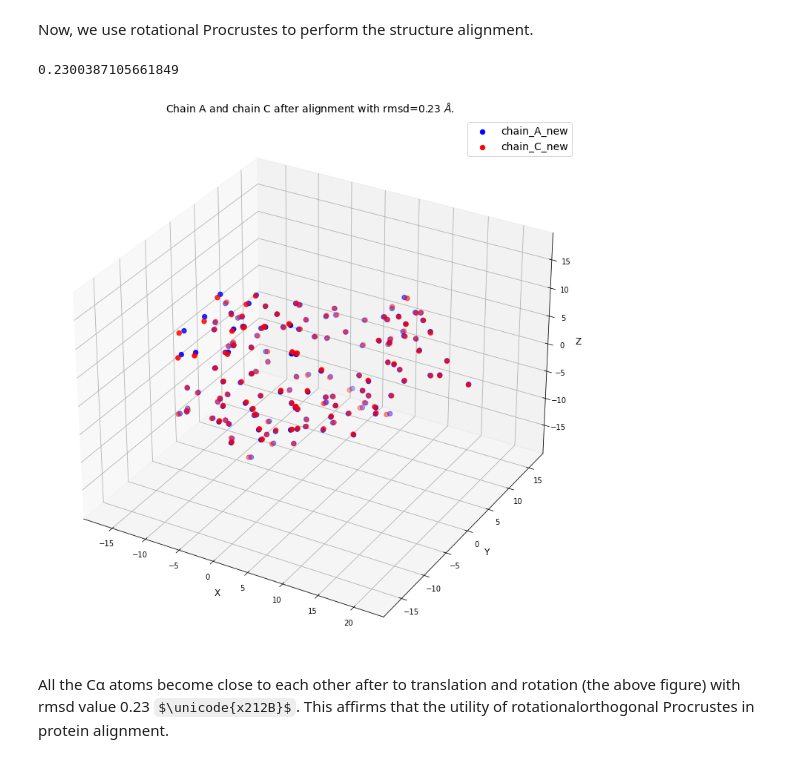
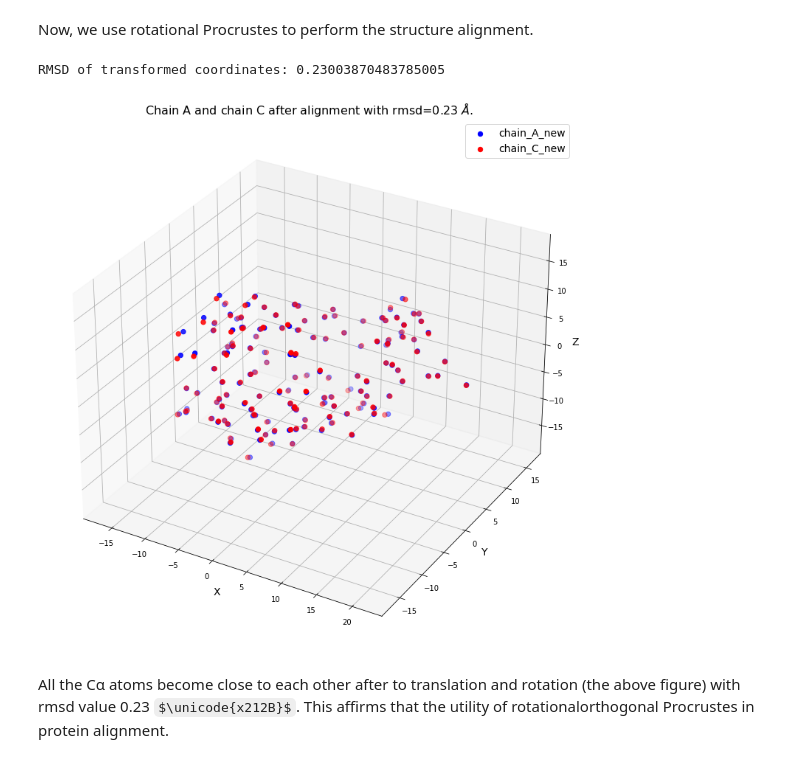
Before and after one commit to theochem/procrustes, a Jupyter notebook: docs/notebooks/Chemical_Structure_Alignment.ipynb, the cells around one changed output. Saved outputs shown, nothing was run; the diff lists cells and outputs as text; code cells hidden in the pictures; some formulas as TeX source.

```diff
--- a/docs/notebooks/Chemical_Structure_Alignment.ipynb
+++ b/docs/notebooks/Chemical_Structure_Alignment.ipynb
@@ -157,2 +27,19 @@ def compute_rmsd(A, B):
+# %%
+import numpy as np
+
+from iodata import load_one
+from iodata.utils import angstrom
+from procrustes import rotational
+
+# load PDB
+pdb = load_one("notebook_data/chemical_strcuture_alignment/2hhb.pdb")
+
+# get coordinates of C_alpha atoms in chains A & C (in angstrom)
+chainid = pdb.extra['chainids']
+attypes = pdb.atffparams['attypes']
+# alpha carbon atom coordinates in chain A
+ca_a = pdb.atcoords[(chainid == 'A') & (attypes == 'CA')] / angstrom
+# alpha carbon atom coordinates in chain A
+ca_c = pdb.atcoords[(chainid == 'C') & (attypes == 'CA')] / angstrom
 # %% [markdown]
 Root-mean-square deviation (RMSD) is a used to assess the
@@ -196,34 +81,37 @@ res = rotational(coord_A, coord_C,
-# %%
-# now new_A is the array after rotation
-new_A_transformed = np.dot(res["new_a"], res["t"])
-
-rmsd_after = compute_rmsd(new_A_transformed, res["new_b"])
-print(rmsd_after)
-# %% [output]
-0.2300387105661849
+# %%
+result = rotational(ca_a, ca_c, translate=True)
+# %%
+# compute transformed (translated & rotated) coordinates of chain A
+ca_at = np.dot(result.new_a, result.t)
+# %%
+# now new_A is the array after rotation
+rmsd_after = np.sqrt(np.mean(np.sum((ca_at - result.new_b)**2, axis=1)))
+print("RMSD of transformed coordinates:", rmsd_after)
+# %% [output]
+RMSD of transformed coordinates: 0.23003870483785005
 # %%
-# plot the coordinates after alignment
+# plot the coordinates after alignment which reproduces Fig. (ii)
 fig = plt.figure(figsize=(12, 10))
 ax = Axes3D(fig)
 # ax = fig.add_subplot(111, projection='3d')
 
-ax.scatter(new_A_transformed[:,0], new_A_transformed[:,1], new_A_transformed[:,2],
+ax.scatter(ca_at[:,0], ca_at[:,1], ca_at[:,2],
            zdir='z', s=40, c='blue', label='chain_A_new')
-ax.scatter(res["new_b"][:,0], res["new_b"][:,1], res["new_b"][:,2],
+ax.scatter(result["new_b"][:,0], result["new_b"][:,1], result["new_b"][:,2],
            zdir='z', s=40, c='red', label='chain_C_new')
 
-ax.set_xlabel('X', fontsize=12)
-ax.set_ylabel('Y', fontsize=12)
-ax.set_zlabel('Z', fontsize=12)
+ax.set_xlabel('X', fontsize=14)
+ax.set_ylabel('Y', fontsize=14)
+ax.set_zlabel('Z', fontsize=14)
 ax.legend(fontsize=14, loc='best')
 
 plt.title("Chain A and chain C after alignment with rmsd={:0.2f} $\AA$.".format(rmsd_after),
-          fontsize=14)
+          fontsize=16)
 plt.show()
 # if you want to save the figure, uncomment next line
 # plt.savefig('after_align.png', dpi=300)
 # %% [output]
-[figure, old version]
+[figure, new version]
 # %% [markdown]
 All the Cα atoms become close to each other after to
 translation and rotation (the above figure) with rmsd value 0.23 $\unicode{x212B}$. This affirms that the utility of rotationalorthogonal Procrustes in protein alignment.
```
Also changed, not shown: parts of 19 cells of this notebook.
